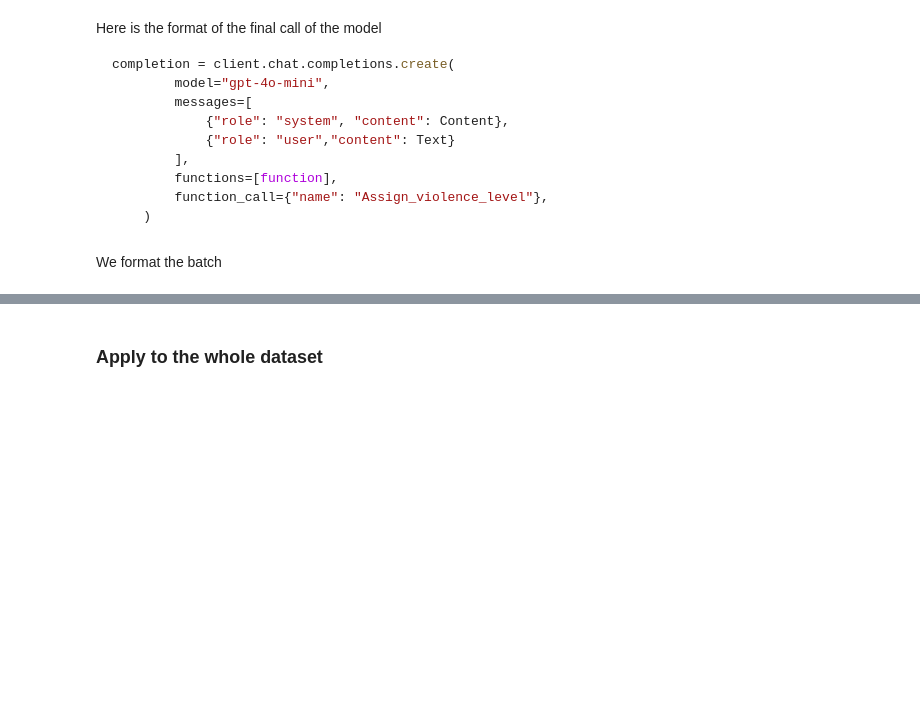
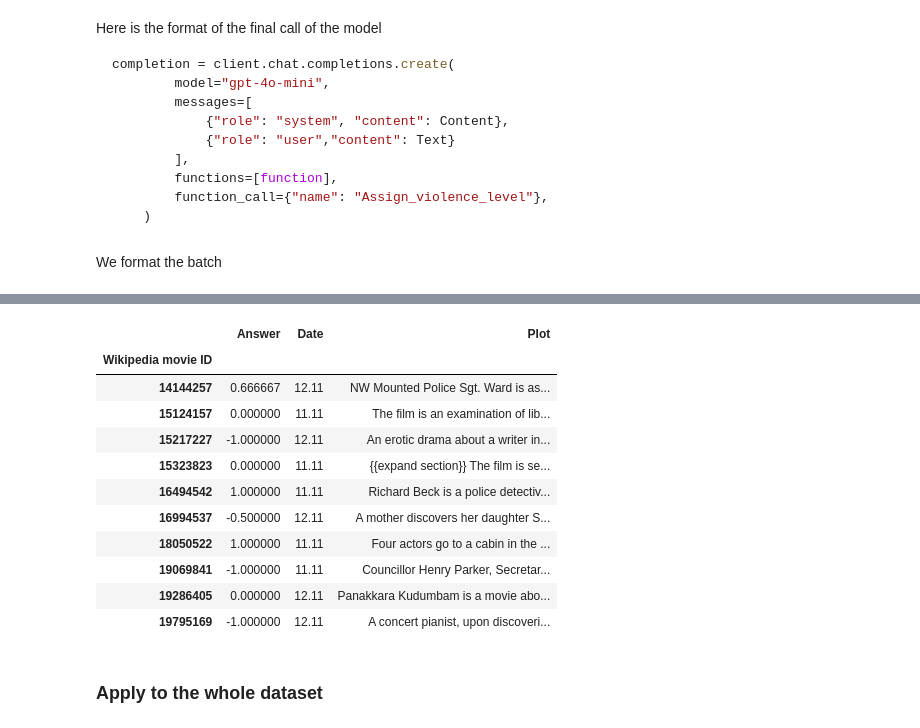
Before and after one commit to epfl-ada/ada-2024-project-alligatorsdontapologize24, a Jupyter notebook: src/script/4_LLM_classification.ipynb, the cells around one changed output, grey strips where cells are left out. Cells and saved outputs as stored; diff of their text form; code cells hidden in the pictures; blank space fills up the shorter version.

```diff
--- a/src/script/4_LLM_classification.ipynb
+++ b/src/script/4_LLM_classification.ipynb
@@ -271,2 +301,17 @@ print(prediction)
+# %%
+TrainingSet[0:10]
+# %% [output]
+|  | Answer | Date | Plot |
+| Wikipedia movie ID |  |  |  |
+| 14144257 | 0.666667 | 12.11 | NW Mounted Police Sgt. Ward is as... |
+| 15124157 | 0.000000 | 11.11 | The film is an examination of lib... |
+| 15217227 | -1.000000 | 12.11 | An erotic drama about a writer in... |
+| 15323823 | 0.000000 | 11.11 | {{expand section}} The film is se... |
+| 16494542 | 1.000000 | 11.11 | Richard Beck is a police detectiv... |
+| 16994537 | -0.500000 | 12.11 | A mother discovers her daughter S... |
+| 18050522 | 1.000000 | 11.11 | Four actors go to a cabin in the ... |
+| 19069841 | -1.000000 | 11.11 | Councillor Henry Parker, Secretar... |
+| 19286405 | 0.000000 | 12.11 | Panakkara Kudumbam is a movie abo... |
+| 19795169 | -1.000000 | 12.11 | A concert pianist, upon discoveri... |
 # %% [markdown]
 ### Apply to the whole dataset
```
Also changed, not shown: parts of 9 cells of this notebook, 1 other file.
